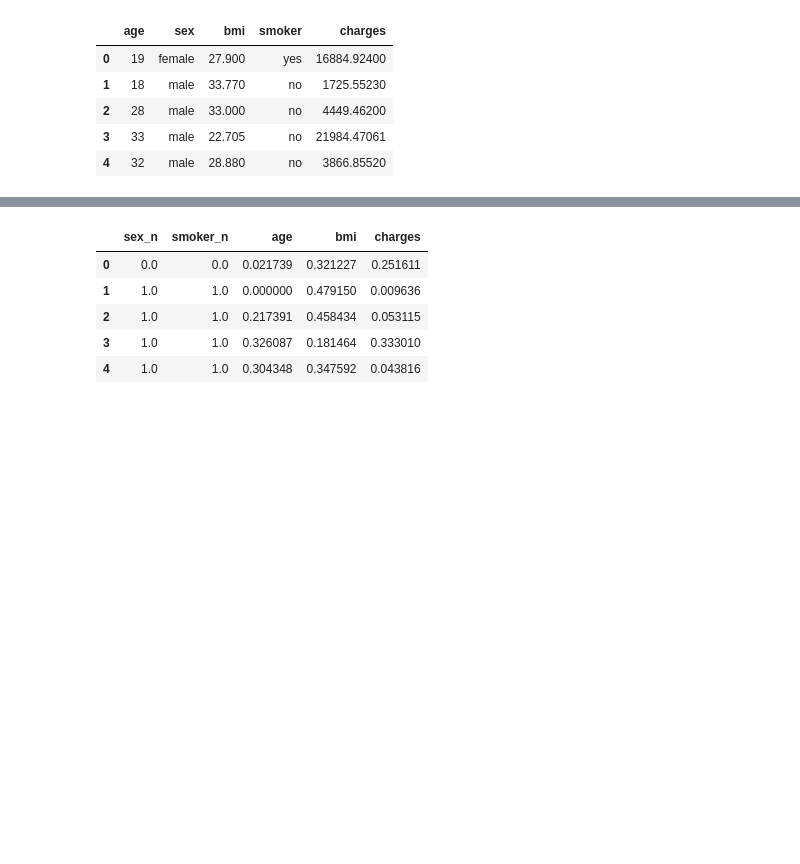
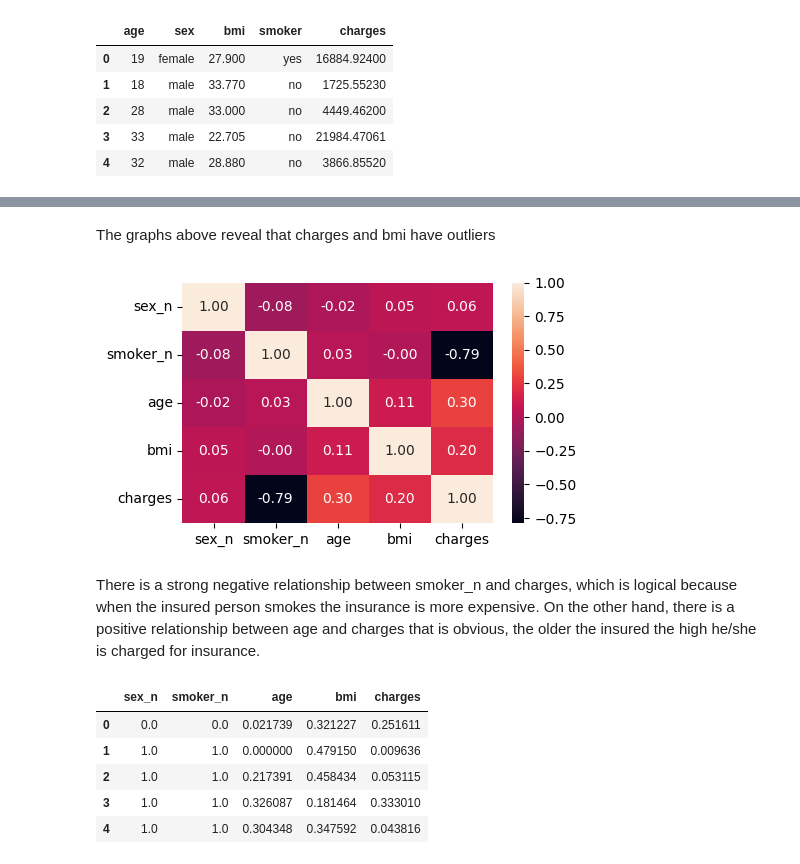
Before and after one commit to 4GeeksAcademy/Liutciia-linear-regression, a Jupyter notebook: src/explore.ipynb, the cells around one changed output, grey strips where cells are left out. Saved outputs shown, nothing was run; the diff lists cells and outputs as text; code cells hidden in the pictures; blank space fills up the shorter version.

```diff
--- a/src/explore.ipynb
+++ b/src/explore.ipynb
@@ -54,3 +93,25 @@ data.head()
+# %% [markdown]
+The graphs above reveal that charges and bmi have outliers
+# %%
+# Numerical-categorical analysis (complete)
+# Factorizing (convert categorical values into numerical labels) values:
+data["sex_n"] = pd.factorize(data["sex"])[0]
+data["smoker_n"] = pd.factorize(data["smoker"])[0]
+
+
+num_variables = ["sex_n", "smoker_n", "age", "bmi", "charges"]
+
+fig, axis = plt.subplots(figsize = (5, 3))
+
+sns.heatmap(data[num_variables].corr(), annot = True, fmt = ".2f")
+
+plt.tight_layout()
+
+plt.show()
+# %% [output]
+[figure, added]
+# %% [markdown]
+There is a strong negative relationship between smoker_n and charges, which is logical because when the insured person smokes the insurance is more expensive. On the other hand, there is a positive relationship between age and charges that is obvious, the older the insured the high he/she is charged for insurance.
 # %%
 #Feature scaling
 from sklearn.preprocessing import MinMaxScaler
```
Also changed, not shown: parts of 9 cells of this notebook.
